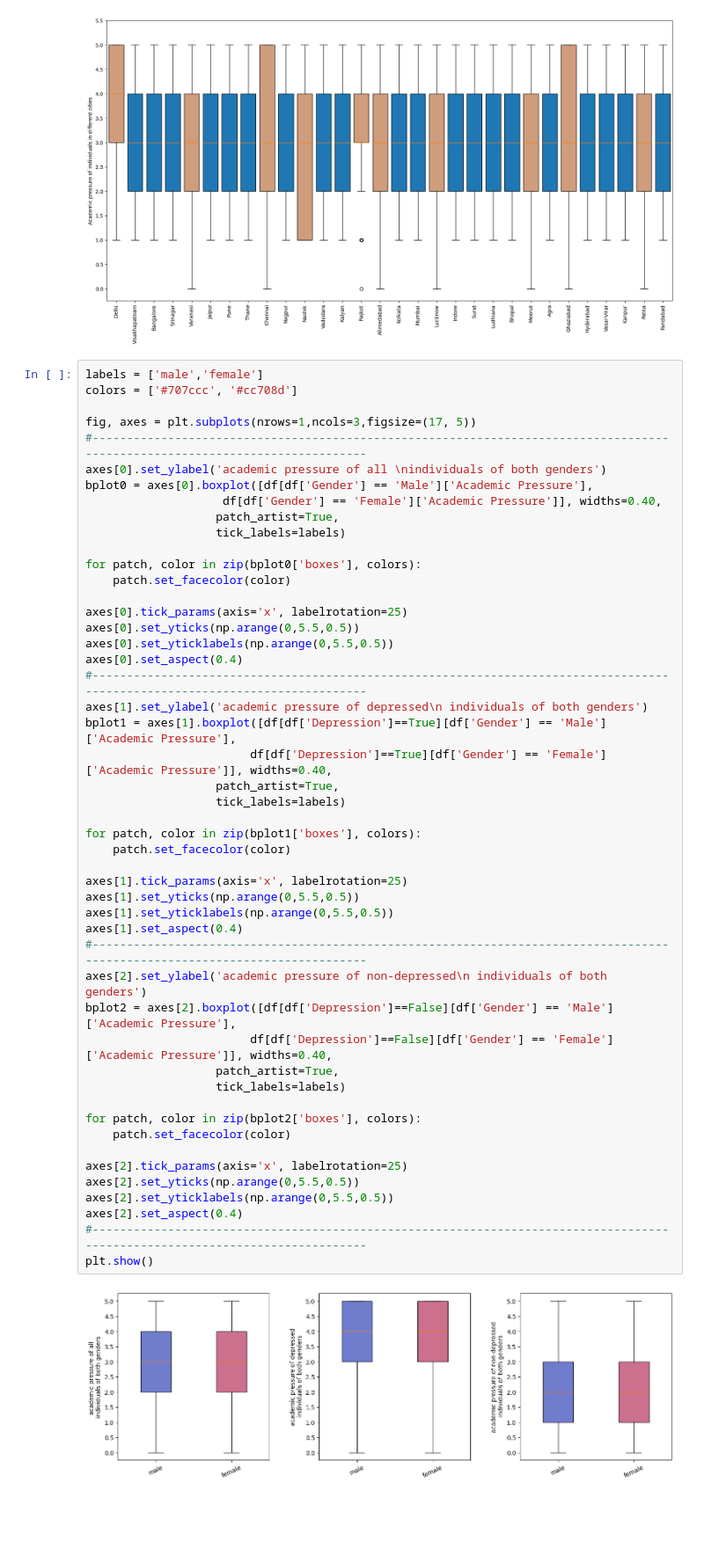
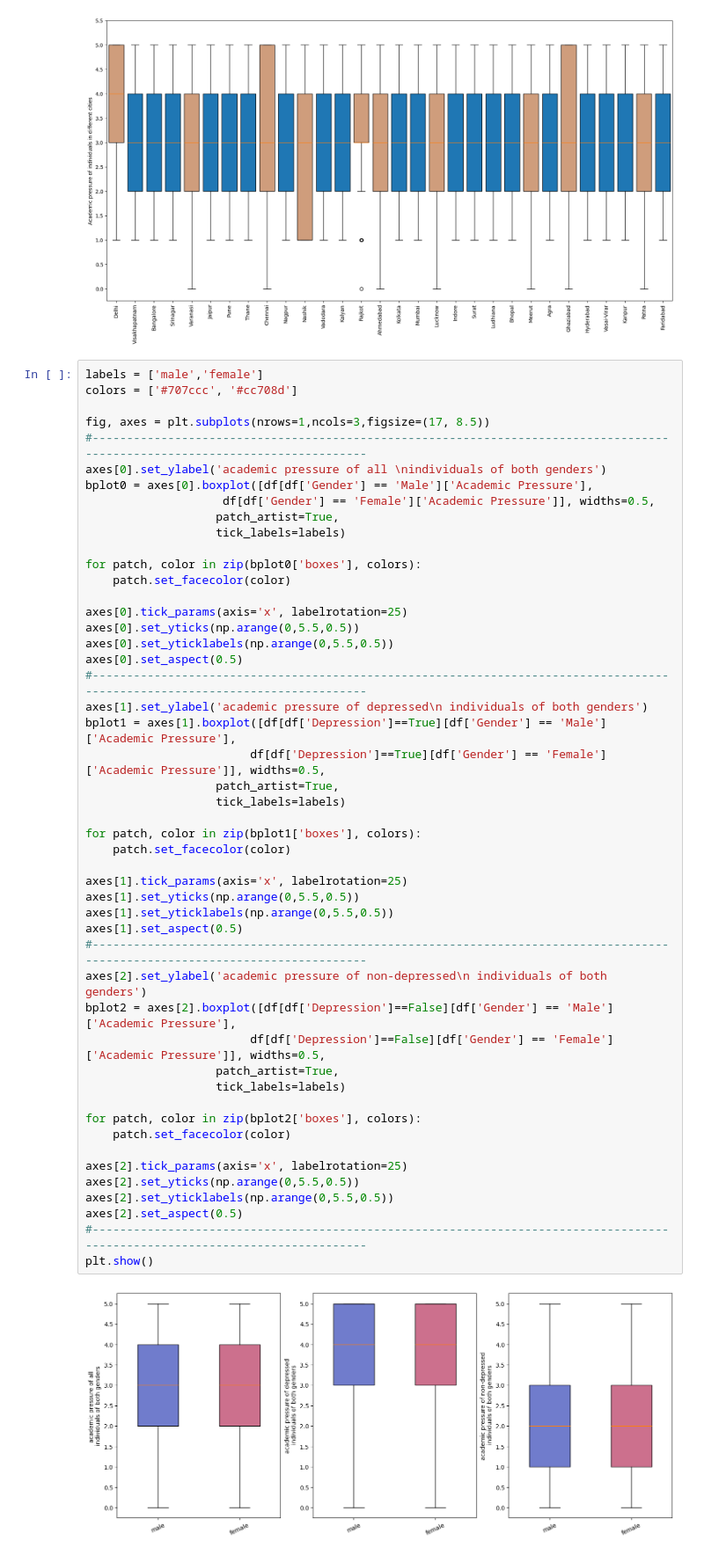
Before and after one commit to gagankumar2488/student_depression_data_analysis, a Jupyter notebook: analysis/analysis_process.ipynb, the cells around one changed output. Shown: that part at 88% size. Cells and saved outputs as stored; diff of their text form; blank space fills up the shorter version.

```diff
--- a/analysis/analysis_process.ipynb
+++ b/analysis/analysis_process.ipynb
@@ -245,11 +245,11 @@ plt.show()
 labels = ['male','female']
 colors = ['#707ccc', '#cc708d']
 
-fig, axes = plt.subplots(nrows=1,ncols=3,figsize=(17, 5))
+fig, axes = plt.subplots(nrows=1,ncols=3,figsize=(17, 8.5))
 #-----------------------------------------------------------------------------------------------------------------------------
 axes[0].set_ylabel('academic pressure of all \nindividuals of both genders')
 bplot0 = axes[0].boxplot([df[df['Gender'] == 'Male']['Academic Pressure'],
-                    df[df['Gender'] == 'Female']['Academic Pressure']], widths=0.40,
+                    df[df['Gender'] == 'Female']['Academic Pressure']], widths=0.5,
                    patch_artist=True,
                    tick_labels=labels)
 
@@ -259,36 +259,36 @@ for patch, color in zip(bplot0['boxes'], colors):
 axes[0].tick_params(axis='x', labelrotation=25)
 axes[0].set_yticks(np.arange(0,5.5,0.5))
 axes[0].set_yticklabels(np.arange(0,5.5,0.5))
-axes[0].set_aspect(0.4)
+axes[0].set_aspect(0.5)
 #-----------------------------------------------------------------------------------------------------------------------------
 axes[1].set_ylabel('academic pressure of depressed\n individuals of both genders')
 bplot1 = axes[1].boxplot([df[df['Depression']==True][df['Gender'] == 'Male']['Academic Pressure'],
-                        df[df['Depression']==True][df['Gender'] == 'Female']['Academic Pressure']], widths=0.40,
+                        df[df['Depression']==True][df['Gender'] == 'Female']['Academic Pressure']], widths=0.5,
                    patch_artist=True,
                    tick_labels=labels)
 
 for patch, color in zip(bplot1['boxes'], colors):
     patch.set_facecolor(color)
 
 axes[1].tick_params(axis='x', labelrotation=25)
 axes[1].set_yticks(np.arange(0,5.5,0.5))
 axes[1].set_yticklabels(np.arange(0,5.5,0.5))
-axes[1].set_aspect(0.4)
+axes[1].set_aspect(0.5)
 #-----------------------------------------------------------------------------------------------------------------------------
 axes[2].set_ylabel('academic pressure of non-depressed\n individuals of both genders')
 bplot2 = axes[2].boxplot([df[df['Depression']==False][df['Gender'] == 'Male']['Academic Pressure'],
-                        df[df['Depression']==False][df['Gender'] == 'Female']['Academic Pressure']], widths=0.40,
+                        df[df['Depression']==False][df['Gender'] == 'Female']['Academic Pressure']], widths=0.5,
                    patch_artist=True,
                    tick_labels=labels)
 
 for patch, color in zip(bplot2['boxes'], colors):
     patch.set_facecolor(color)
 
 axes[2].tick_params(axis='x', labelrotation=25)
 axes[2].set_yticks(np.arange(0,5.5,0.5))
 axes[2].set_yticklabels(np.arange(0,5.5,0.5))
-axes[2].set_aspect(0.4)
+axes[2].set_aspect(0.5)
 #-----------------------------------------------------------------------------------------------------------------------------
 plt.show()
 # %% [output]
-[figure, old version]
+[figure, new version]
```
Also changed, not shown: parts of 2 cells of this notebook.
